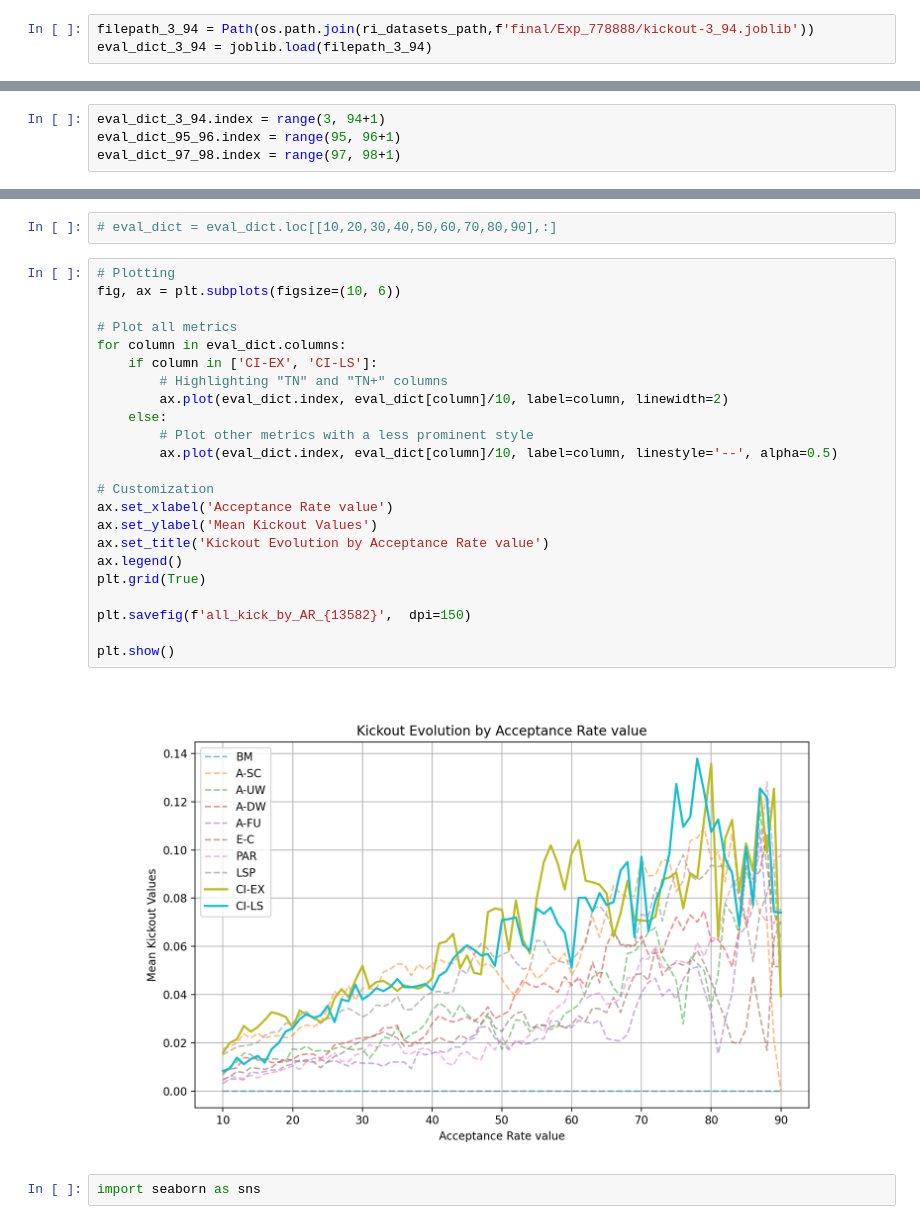
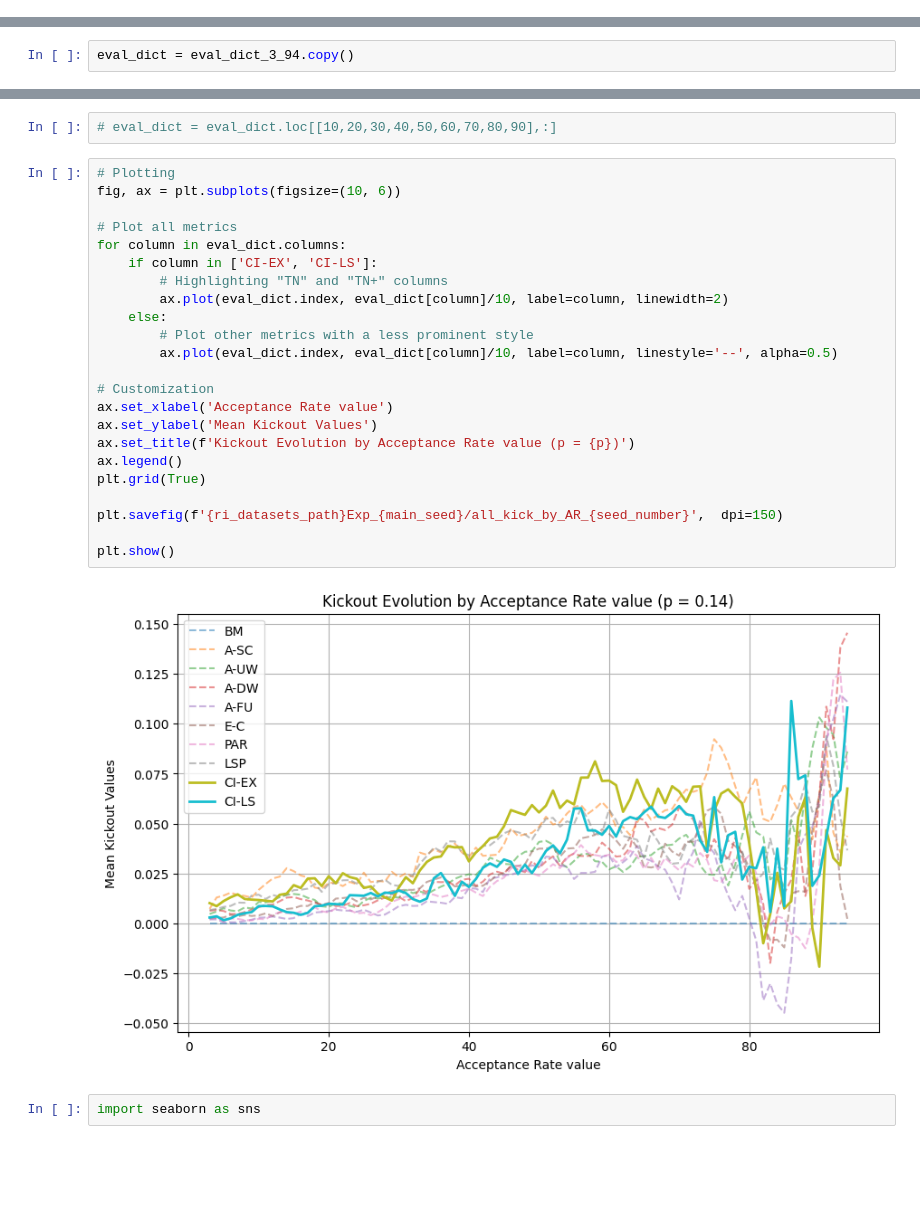
Before and after one commit to hiaac-finance/credit_pipeline, a Jupyter notebook: examples/playground tese.ipynb, the cells around one changed output, grey strips where cells are left out. Cells and saved outputs as stored; diff of their text form; blank space fills up the shorter version.

```diff
--- a/examples/playground tese.ipynb
+++ b/examples/playground tese.ipynb
@@ -54,6 +50,3 @@ from submodules.topsis_python import topsis as top
 [x] add criterio de parada
 
 [-] pip freeze
-# %%
-filepath_3_94 = Path(os.path.join(ri_datasets_path,f'final/Exp_778888/kickout-3_94.joblib'))
-eval_dict_3_94 = joblib.load(filepath_3_94)
@@ -64,4 +52,0 @@ NameError: name 'eval_dict_3_94' is not defined
-# %%
-eval_dict_3_94.index = range(3, 94+1)
-eval_dict_95_96.index = range(95, 96+1)
-eval_dict_97_98.index = range(97, 98+1)
@@ -103,3 +150,5 @@ eval_dict = pd.concat([eval_dict_3_94,eval_dict_95_96]).iloc[7:88,]
+# %%
+eval_dict = eval_dict_3_94.copy()
 # %%
 eval_dict['CI-EX'] = eval_dict['TN']
 eval_dict['CI-LS'] = eval_dict['TN+']
@@ -127,28 +176,28 @@ eval_dict
 # %%
 # Plotting
 fig, ax = plt.subplots(figsize=(10, 6))
 
 # Plot all metrics
 for column in eval_dict.columns:
     if column in ['CI-EX', 'CI-LS']:
         # Highlighting "TN" and "TN+" columns
         ax.plot(eval_dict.index, eval_dict[column]/10, label=column, linewidth=2)
     else:
         # Plot other metrics with a less prominent style
         ax.plot(eval_dict.index, eval_dict[column]/10, label=column, linestyle='--', alpha=0.5)
 
 # Customization
 ax.set_xlabel('Acceptance Rate value')
 ax.set_ylabel('Mean Kickout Values')
-ax.set_title('Kickout Evolution by Acceptance Rate value')
+ax.set_title(f'Kickout Evolution by Acceptance Rate value (p = {p})')
 ax.legend()
 plt.grid(True)
 
-plt.savefig(f'all_kick_by_AR_{13582}',  dpi=150)
+plt.savefig(f'{ri_datasets_path}Exp_{main_seed}/all_kick_by_AR_{seed_number}',  dpi=150)
 
 plt.show()
 # %% [output]
-[figure, old version]
+[figure, new version]
 # %%
 import seaborn as sns
 # %%
```
Also changed, not shown: parts of 15 cells of this notebook, 1 other file.
